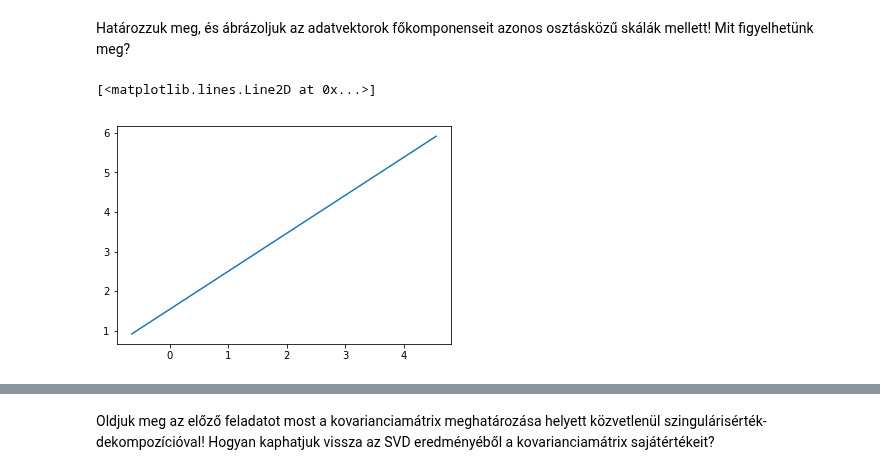
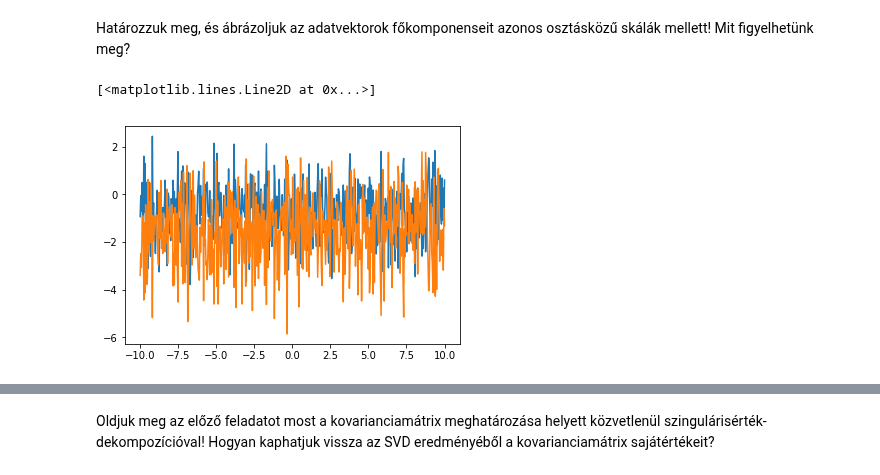
Before and after one commit to Tominano/Numerical-methods-of-physics-II, a Jupyter notebook: 5_feladatsor/5_feladat_Tomi.ipynb, the cells around one changed output, grey strips where cells are left out. Saved outputs shown, nothing was run; the diff lists cells and outputs as text; code cells hidden in the pictures.

```diff
--- a/5_feladatsor/5_feladat_Tomi.ipynb
+++ b/5_feladatsor/5_feladat_Tomi.ipynb
@@ -203,8 +192,10 @@ def pca(X):
   X_pca = np.dot(X, eigen_vecs)
   return X_pca
 # %%
+t = linspace(-10,10,500)
 k = pca(genrand)
-plot(k[0],k[1])
+plot(t,k[:,0])
+plot(t,k[:,1])
 # %% [output]
 [<matplotlib.lines.Line2D at 0x...>]
-[figure, old version]
+[figure, new version]
```
Also changed, not shown: parts of 9 cells of this notebook.
